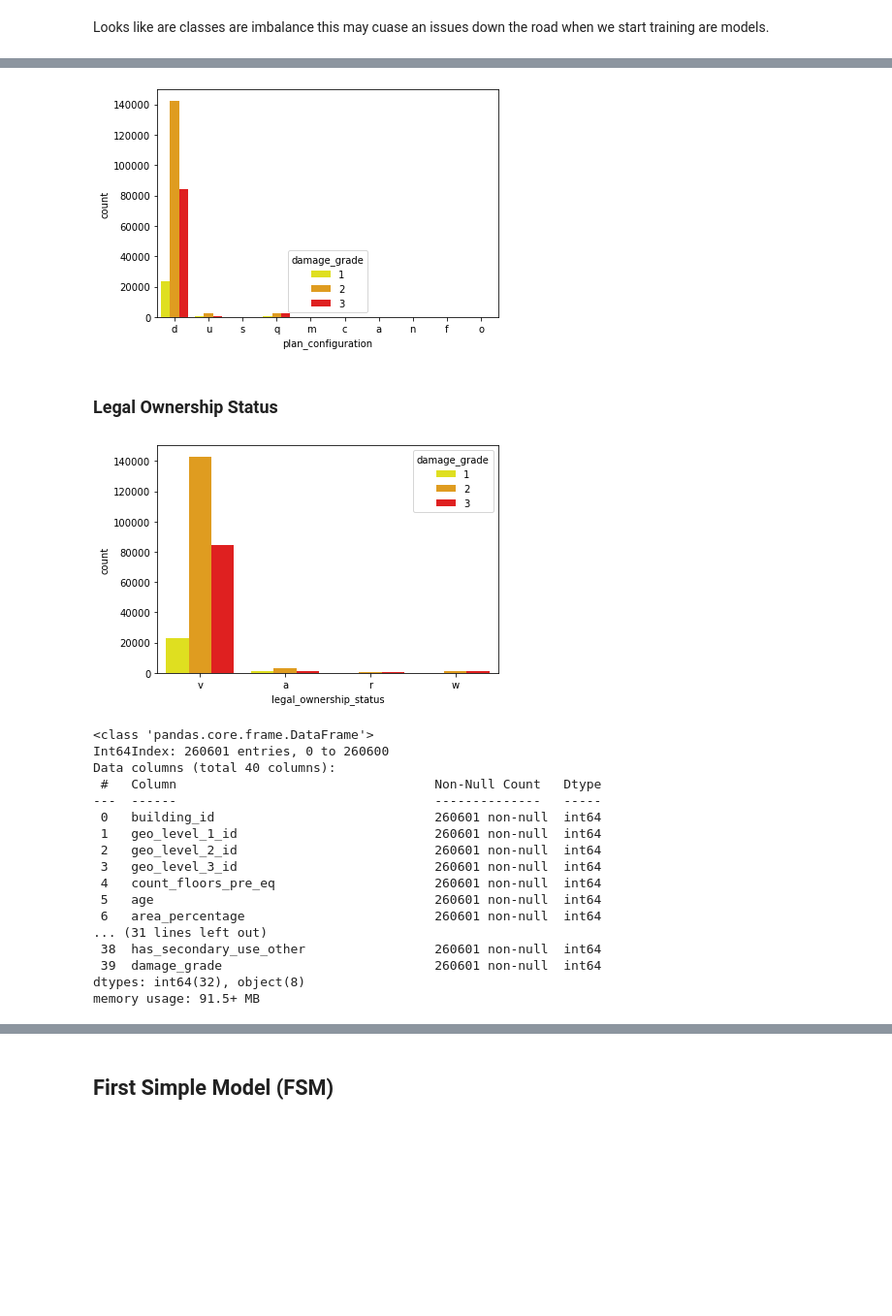
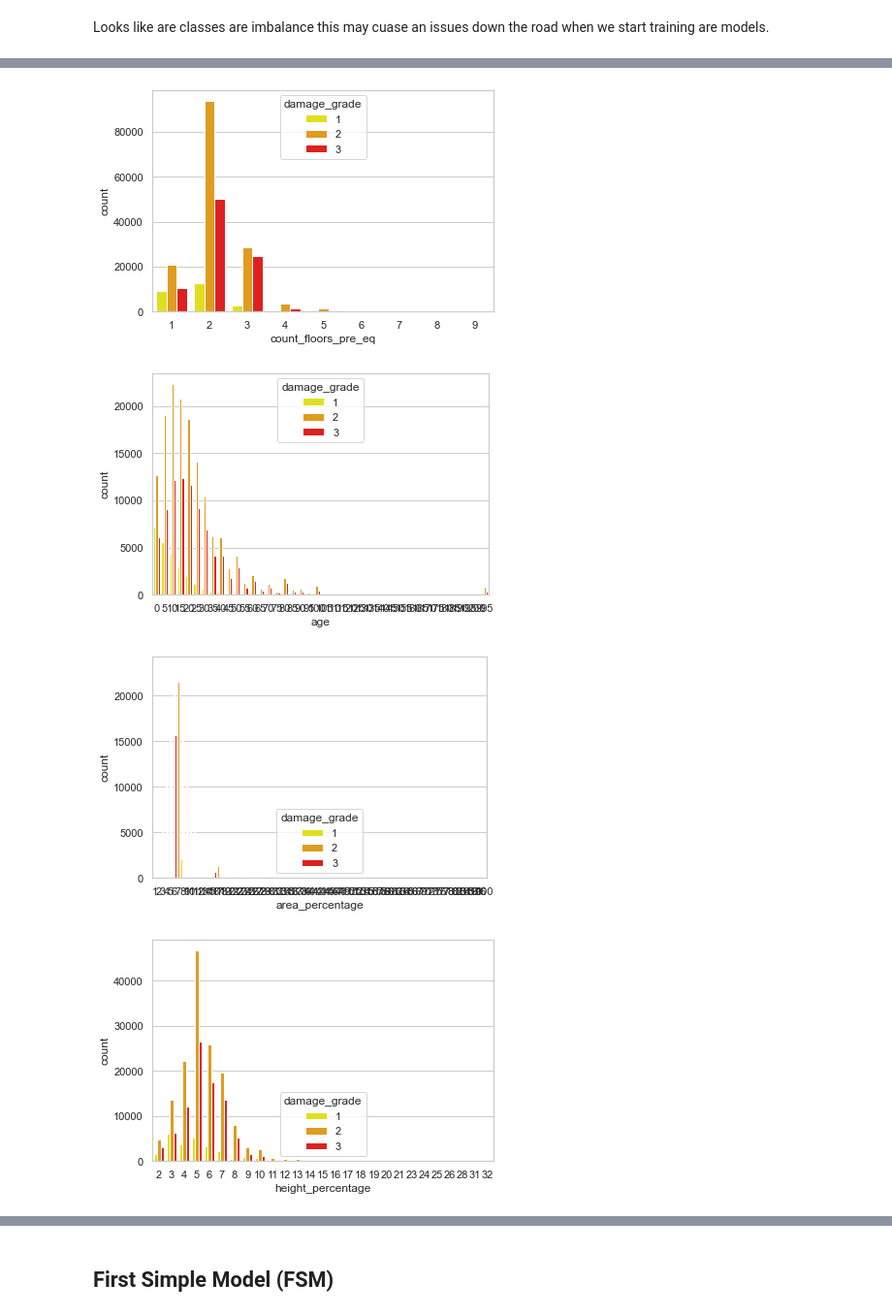
Before and after one commit to WolfnChaos/Capstone-Modeling-Earthquake-Damage, a Jupyter notebook: First_Working_Notebook.ipynb, the cells around one changed output, grey strips where cells are left out. Shown: that part at 97% size. Cells and saved outputs as stored; diff of their text form; code cells hidden in the pictures; blank space fills up the shorter version.

```diff
--- a/First_Working_Notebook.ipynb
+++ b/First_Working_Notebook.ipynb
@@ -265,40 +381,9 @@ plt.tight_layout()
-# %%
-fig, ax = plt.subplots()
-
-color = ['yellow','orange', 'red']
-ax = sns.countplot(x='plan_configuration', hue='damage_grade', palette=color, data=df)
-
-plt.tight_layout()
-# %% [output]
-[figure, removed]
-# %% [markdown]
-### Legal Ownership Status
-# %%
-fig, ax = plt.subplots()
-
-color = ['yellow','orange', 'red']
-ax = sns.countplot(x='legal_ownership_status', hue='damage_grade', palette=color, data=df)
-
-plt.tight_layout()
-# %% [output]
-[figure, removed]
-# %%
-df.info()
-# %% [output]
-<class 'pandas.core.frame.DataFrame'>
-Int64Index: 260601 entries, 0 to 260600
-Data columns (total 40 columns):
- #   Column                                  Non-Null Count   Dtype
----  ------                                  --------------   -----
- 0   building_id                             260601 non-null  int64
- 1   geo_level_1_id                          260601 non-null  int64
- 2   geo_level_2_id                          260601 non-null  int64
- 3   geo_level_3_id                          260601 non-null  int64
- 4   count_floors_pre_eq                     260601 non-null  int64
- 5   age                                     260601 non-null  int64
- 6   area_percentage                         260601 non-null  int64
-... (31 lines left out)
- 38  has_secondary_use_other                 260601 non-null  int64
- 39  damage_grade                            260601 non-null  int64
-dtypes: int64(32), object(8)
-memory usage: 91.5+ MB
+# %%
+column_other = list(df.columns)[4:15] + list(df.columns)[26:28]
+
+countplot_loop(column_other)
+# %% [output]
+[figure, added]
+[figure, added]
+[figure, added]
+[figure, added]
```
Also changed, not shown: parts of 70 cells of this notebook, 41 other files.
